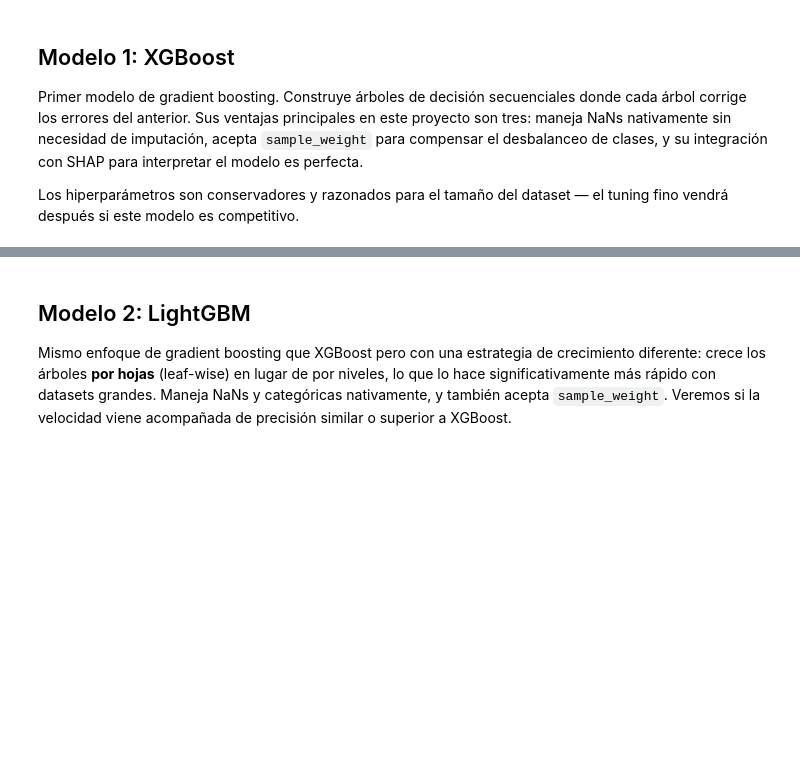
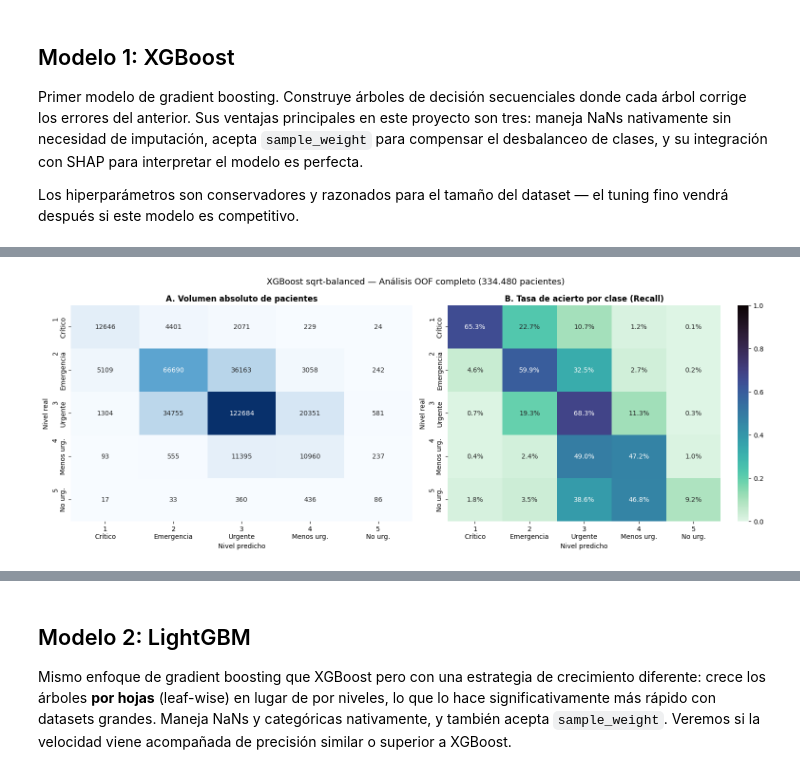
Before and after one commit to CarlosRubM/triaje-ia-tfg, a Jupyter notebook: notebooks/3_modeling/06_modeling.ipynb, the cells around one changed output, grey strips where cells are left out. Drawn from its saved outputs; the diff is of its cells as text; code cells hidden in the pictures; blank space fills up the shorter version.

```diff
--- a/notebooks/3_modeling/06_modeling.ipynb
+++ b/notebooks/3_modeling/06_modeling.ipynb
@@ -276,0 +537,70 @@ Mejora sobre Log. Reg:  +0.0451
+# %%
+import numpy as np
+import matplotlib.pyplot as plt
+import seaborn as sns
+from sklearn.metrics import classification_report, confusion_matrix
+
+# OOF con sqrt-balanced weights — esquema definitivo
+oof_preds_xgb = np.zeros(len(y_train), dtype=np.int8)       # int8: mismo dtype que y_train, evita problemas de comparación
+
+for fold, (idx_tr, idx_val) in enumerate(CV.split(X_tr_sel, y_train, groups=groups_train)):
+
+    X_fold_tr  = X_tr_sel.iloc[idx_tr]
+    X_fold_val = X_tr_sel.iloc[idx_val]
+    y_fold_tr  = y_train_xgb.iloc[idx_tr]
+    y_fold_val = y_train_xgb.iloc[idx_val]
+    sw_fold_tr  = sample_weights_train[idx_tr]               # sqrt-balanced: clase 5 a ~14x clase 3
+    sw_fold_val = sample_weights_train[idx_val]              # pesos en val: early stopping pondera todas las clases
+
+    xgb.fit(
+        X_fold_tr, y_fold_tr,
+        sample_weight          = sw_fold_tr,
+        eval_set               = [(X_fold_val, y_fold_val)],
+        sample_weight_eval_set = [sw_fold_val],              # sin esto el early stopping optimiza para clase 3 (53%)
+        verbose                = False,
+    )
+
+    oof_preds_xgb[idx_val] = (xgb.predict(X_fold_val) + 1).astype(np.int8)  # revertir 0-indexed → escala 1-5
+
+print(f"OOF Macro F1 global: {macro_f1(y_train, oof_preds_xgb):.4f}")
+print(f"  (debería coincidir con el CV medio: {np.mean(scores_xgb):.4f})\n")  # divergencia >0.002 indica problema en reentrenamiento
+
+# ---------------------------------------------------------
+# ANÁLISIS DE ERRORES: Texto y Visualización
+# ---------------------------------------------------------
+print("=" * 60)
+print("  REPORTE DE CLASIFICACIÓN GLOBAL (OOF XGBoost — sqrt weights)")
+print("=" * 60)
+print(classification_report(
+    y_train, oof_preds_xgb,
+    digits=3,
+    target_names=["1-Crítico", "2-Emergencia", "3-Urgente",
+                  "4-Menos urg.", "5-No urg."]
+))
+
+etiquetas = ["1\nCrítico", "2\nEmergencia", "3\nUrgente",
+             "4\nMenos urg.", "5\nNo urg."]
+
+fig, axes = plt.subplots(1, 2, figsize=(16, 6))
+
+# A: Absoluta — permite ver volumen real de errores por clase
+cm = confusion_matrix(y_train, oof_preds_xgb)
+sns.heatmap(cm, annot=True, fmt="d", cmap="Blues", ax=axes[0],
+            xticklabels=etiquetas, yticklabels=etiquetas, cbar=False)
+axes[0].set_title("A. Volumen absoluto de pacientes", fontsize=12, fontweight="bold")
+axes[0].set_xlabel("Nivel predicho")
+axes[0].set_ylabel("Nivel real")
+
+# B: Normalizada por fila — recall por clase, independiente del desbalance
+cm_norm = confusion_matrix(y_train, oof_preds_xgb, normalize="true")
+sns.heatmap(cm_norm, annot=True, fmt=".1%", cmap="mako_r", ax=axes[1],
+            xticklabels=etiquetas, yticklabels=etiquetas, vmin=0, vmax=1)
+axes[1].set_title("B. Tasa de acierto por clase (Recall)", fontsize=12, fontweight="bold")
+axes[1].set_xlabel("Nivel predicho")
+axes[1].set_ylabel("Nivel real")
+
+plt.suptitle("XGBoost sqrt-balanced — Análisis OOF completo (334.480 pacientes)", fontsize=13)
+plt.tight_layout()
+plt.savefig(FIGURES_DIR / "confusion_matrix_xgb_sqrt_oof.png", dpi=150)  # nombre distinto: no sobreescribe el balanced
+plt.show()
+# %% [output]
@@ -276,0 +624 @@ Mejora sobre Log. Reg:  +0.0451
+[figure, added]
```
Also changed, not shown: parts of 18 cells of this notebook, 19 other files.
